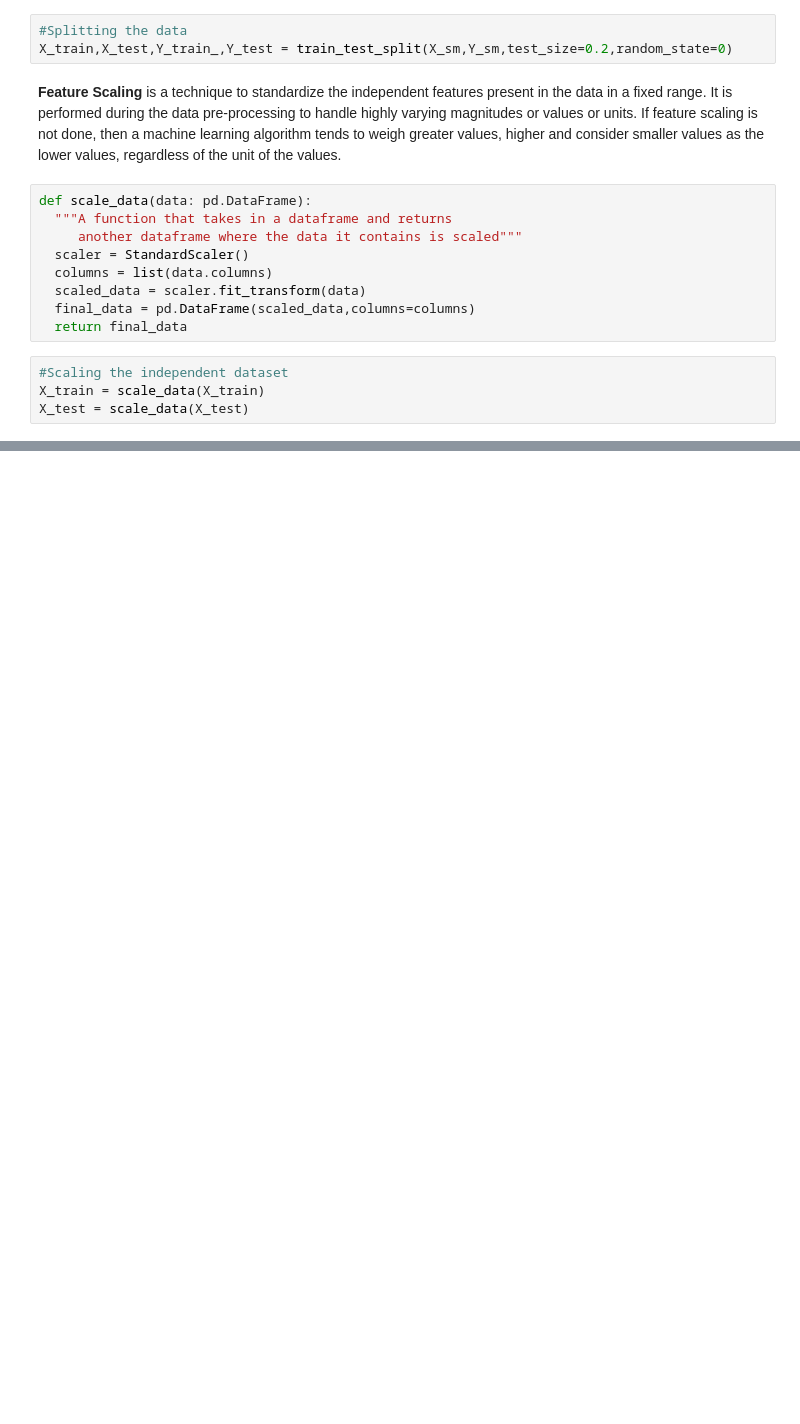
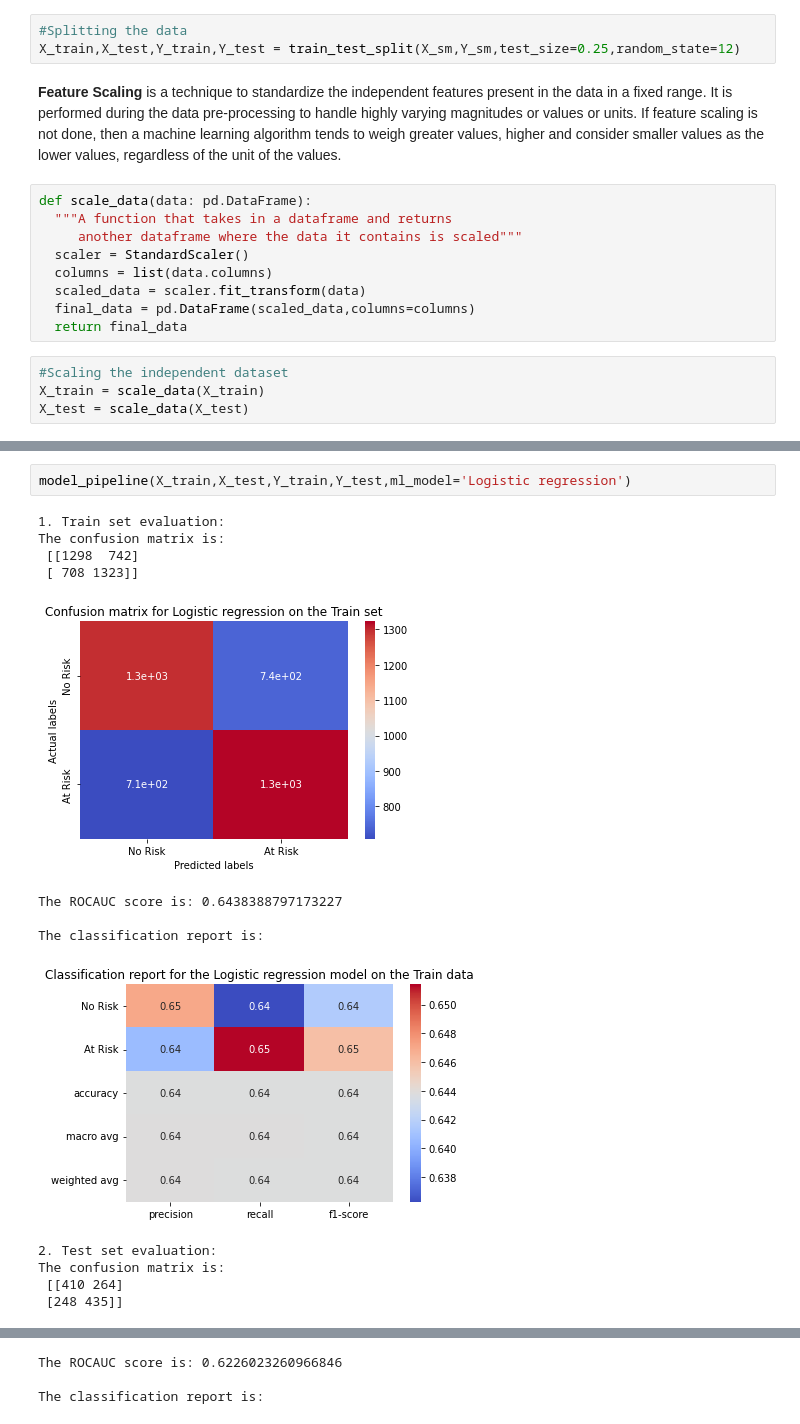
Before and after one commit to Syed-Adnan-S/Cardiovascular-Risk-Prediction, a Jupyter notebook: Cardiovascular_Risk_Prediction_Capstone_Project_Syed_Adnan_S.ipynb, the cells around one changed output, grey strips where cells are left out. Cells and saved outputs as stored; diff of their text form; blank space fills up the shorter version.

```diff
--- a/Cardiovascular_Risk_Prediction_Capstone_Project_Syed_Adnan_S.ipynb
+++ b/Cardiovascular_Risk_Prediction_Capstone_Project_Syed_Adnan_S.ipynb
@@ -697,7 +703,7 @@ As we can see, the class imbalance has been completely removed.
 ### <b>Splitting and scaling the data:</b>
 # %%
 #Splitting the data
-X_train,X_test,Y_train_,Y_test = train_test_split(X_sm,Y_sm,test_size=0.2,random_state=0)
+X_train,X_test,Y_train,Y_test = train_test_split(X_sm,Y_sm,test_size=0.25,random_state=12)
 # %% [markdown]
 <b>Feature Scaling</b> is a technique to standardize the independent features present in the data in a fixed range. It is performed during the data pre-processing to handle highly varying magnitudes or values or units. If feature scaling is not done, then a machine learning algorithm tends to weigh greater values, higher and consider smaller values as the lower values, regardless of the unit of the values.
 # %%
@@ -717,0 +788,16 @@ X_test = scale_data(X_test)
+# %%
+model_pipeline(X_train,X_test,Y_train,Y_test,ml_model='Logistic regression')
+# %% [output]
+1. Train set evaluation:
+The confusion matrix is:
+ [[1298  742]
+ [ 708 1323]]
+[figure, added]
+The ROCAUC score is: 0.6438388797173227
+
+The classification report is:
+[figure, added]
+2. Test set evaluation:
+The confusion matrix is:
+ [[410 264]
+ [248 435]]
@@ -717,0 +805,3 @@ X_test = scale_data(X_test)
+The ROCAUC score is: 0.6226023260966846
+
+The classification report is:
```
Also changed, not shown: parts of 36 cells of this notebook.
